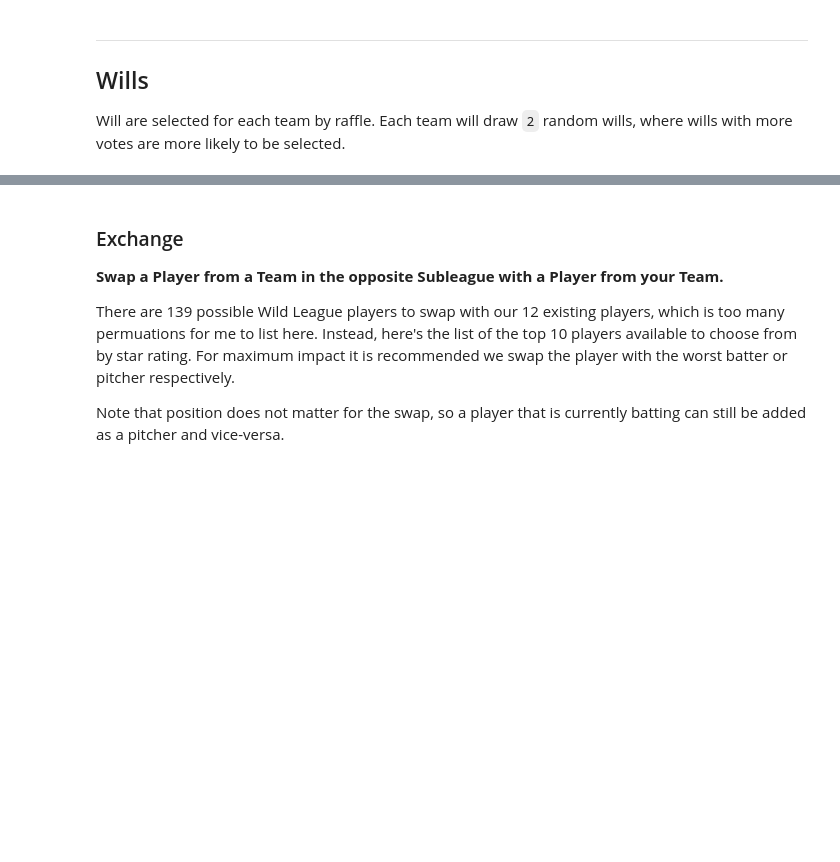
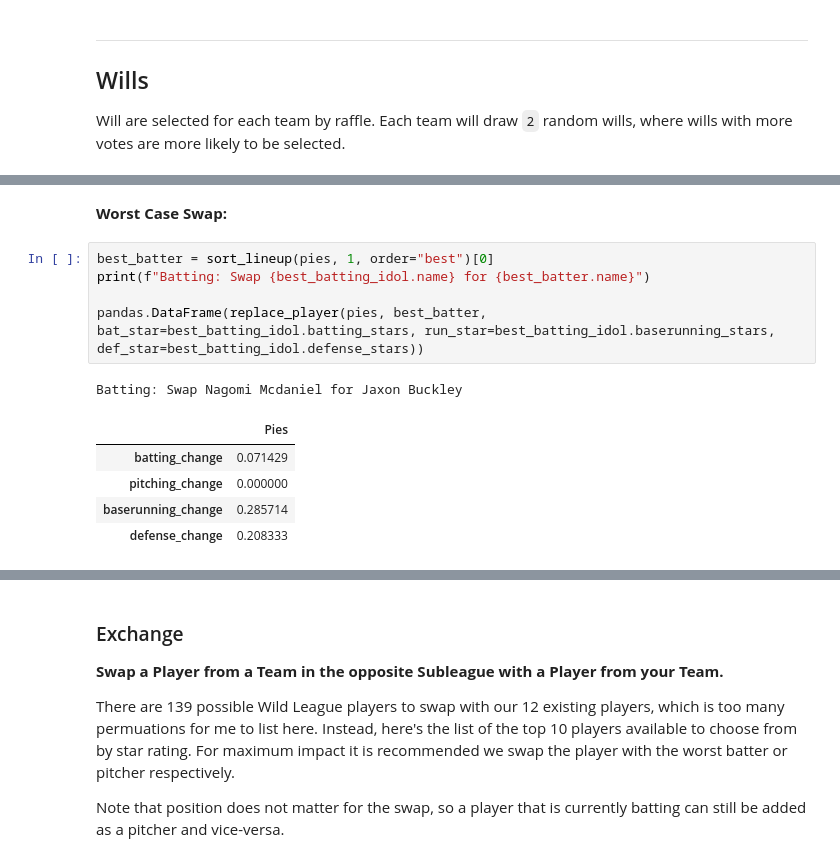
Before and after one commit to robbyblum/blaseball_notebooks, a Jupyter notebook: election_notes/s12.ipynb, the cells around one changed output, grey strips where cells are left out. Cells and saved outputs as stored; diff of their text form; blank space fills up the shorter version.

```diff
--- a/election_notes/s12.ipynb
+++ b/election_notes/s12.ipynb
@@ -66,0 +109,14 @@ IN PROGRESS
+# %% [markdown]
+**Worst Case Swap:**
+# %%
+best_batter = sort_lineup(pies, 1, order="best")[0]
+print(f"Batting: Swap {best_batting_idol.name} for {best_batter.name}")
+
+pandas.DataFrame(replace_player(pies, best_batter, bat_star=best_batting_idol.batting_stars, run_star=best_batting_idol.baserunning_stars, def_star=best_batting_idol.defense_stars))
+# %% [output]
+Batting: Swap Nagomi Mcdaniel for Jaxon Buckley
+|  | Pies |
+| batting_change | 0.071429 |
+| pitching_change | 0.000000 |
+| baserunning_change | 0.285714 |
+| defense_change | 0.208333 |
```
Also changed, not shown: parts of 23 cells of this notebook, 1 other file.
